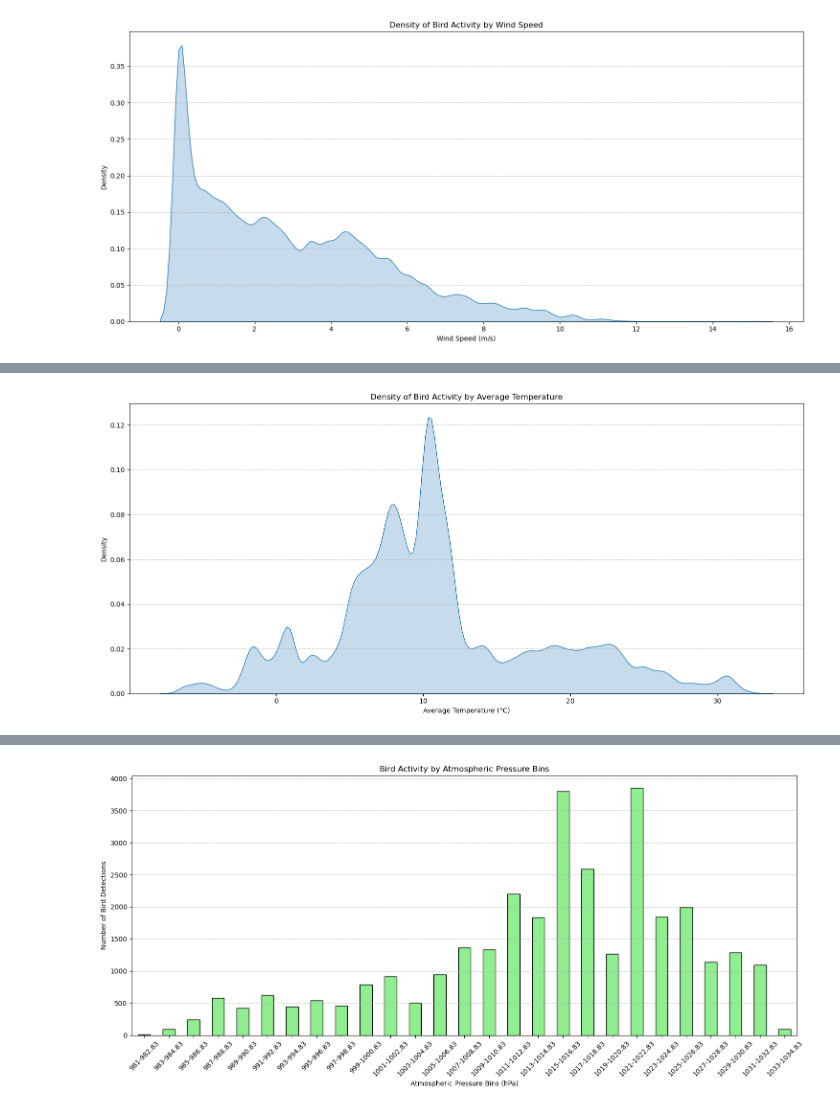
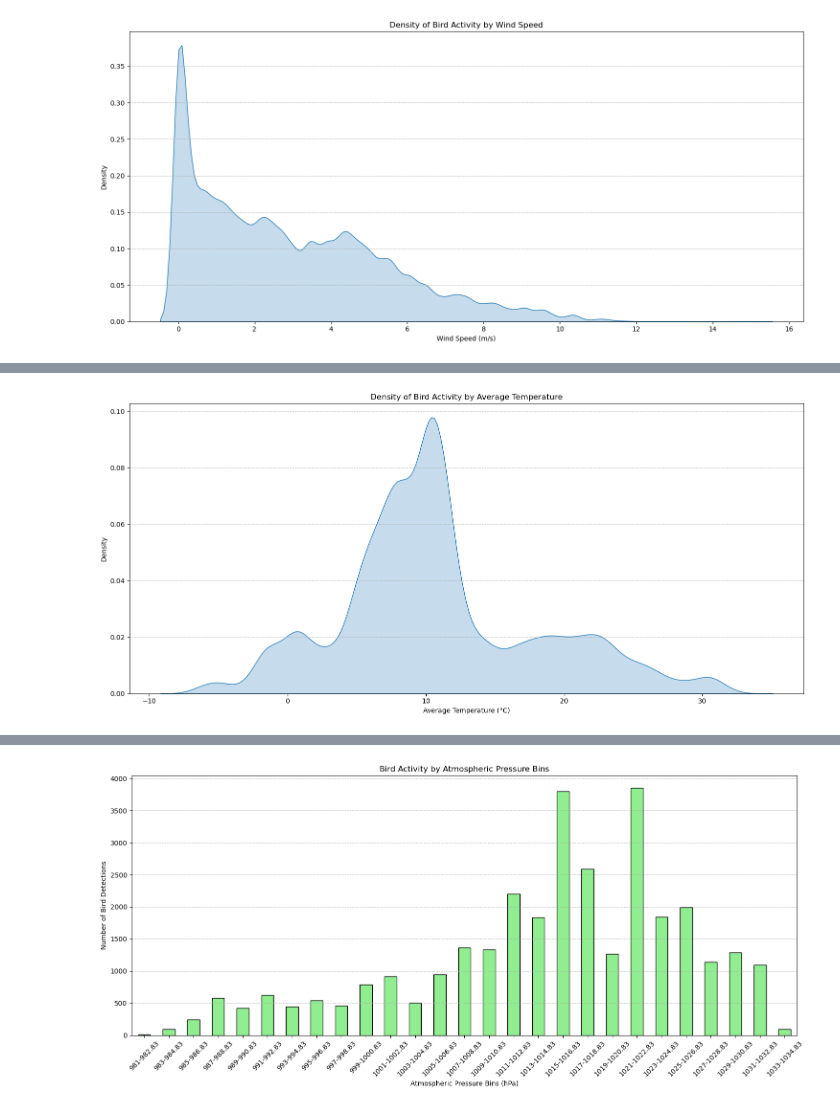
Before and after one commit to Nazar710/BackGardenRecordings, a Jupyter notebook: MIT_AST/metadata_stats.ipynb, the cells around one changed output, grey strips where cells are left out. Drawn from its saved outputs; the diff is of its cells as text; code cells hidden in the pictures.

Commit message:
5 plots more readable for paper

```diff
--- a/MIT_AST/metadata_stats.ipynb
+++ b/MIT_AST/metadata_stats.ipynb
@@ -670,28 +819,28 @@ kdeplot_bird_activity_by_windspeed(TP_df)
 # %%
 import seaborn as sns
 import matplotlib.pyplot as plt
 import pandas as pd
 
 def kdeplot_bird_activity_by_temperature(df, temp_column='tempAve'):
     # Ensure the temp_column is numeric
     df[temp_column] = pd.to_numeric(df[temp_column], errors='coerce')
 
     # Drop NaN values for the KDE plot
     temperatures = df[temp_column].dropna()
 
     # Create KDE plot
     plt.figure(figsize=(15, 7))
-    sns.kdeplot(temperatures, bw_adjust=0.5, fill=True)
+    sns.kdeplot(temperatures, bw_adjust=1.0, fill=True)
 
     # Customizing the plot
     plt.title('Density of Bird Activity by Average Temperature')
     plt.xlabel('Average Temperature (°C)')
     plt.ylabel('Density')
     plt.grid(axis='y', linestyle='--', linewidth=0.7)
     plt.tight_layout()
     plt.show()
 
 # Assuming TP_df is your DataFrame
 kdeplot_bird_activity_by_temperature(TP_df)
 # %% [output]
-[figure, old version]
+[figure, new version]
```
Also changed, not shown: parts of 7 cells of this notebook.
